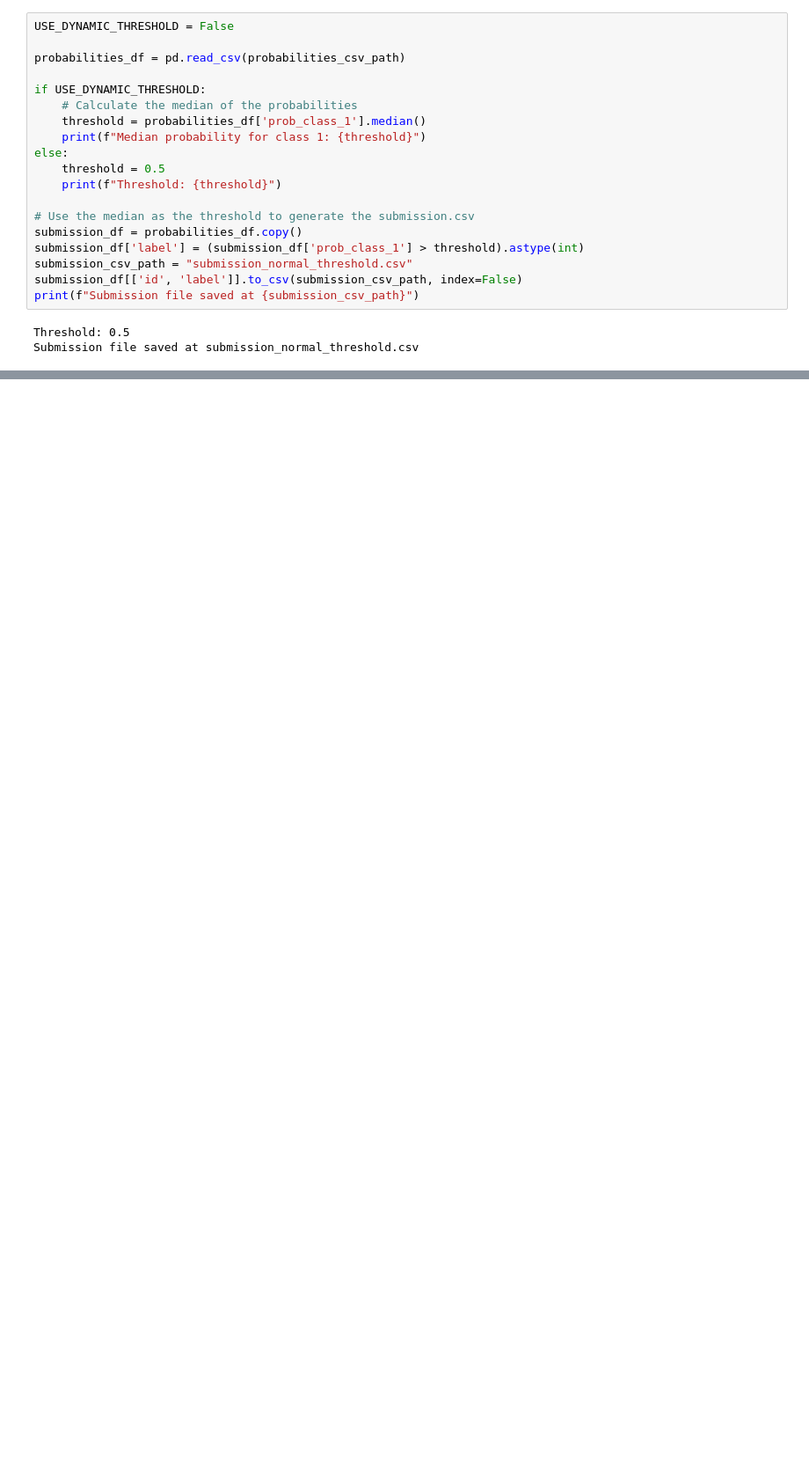
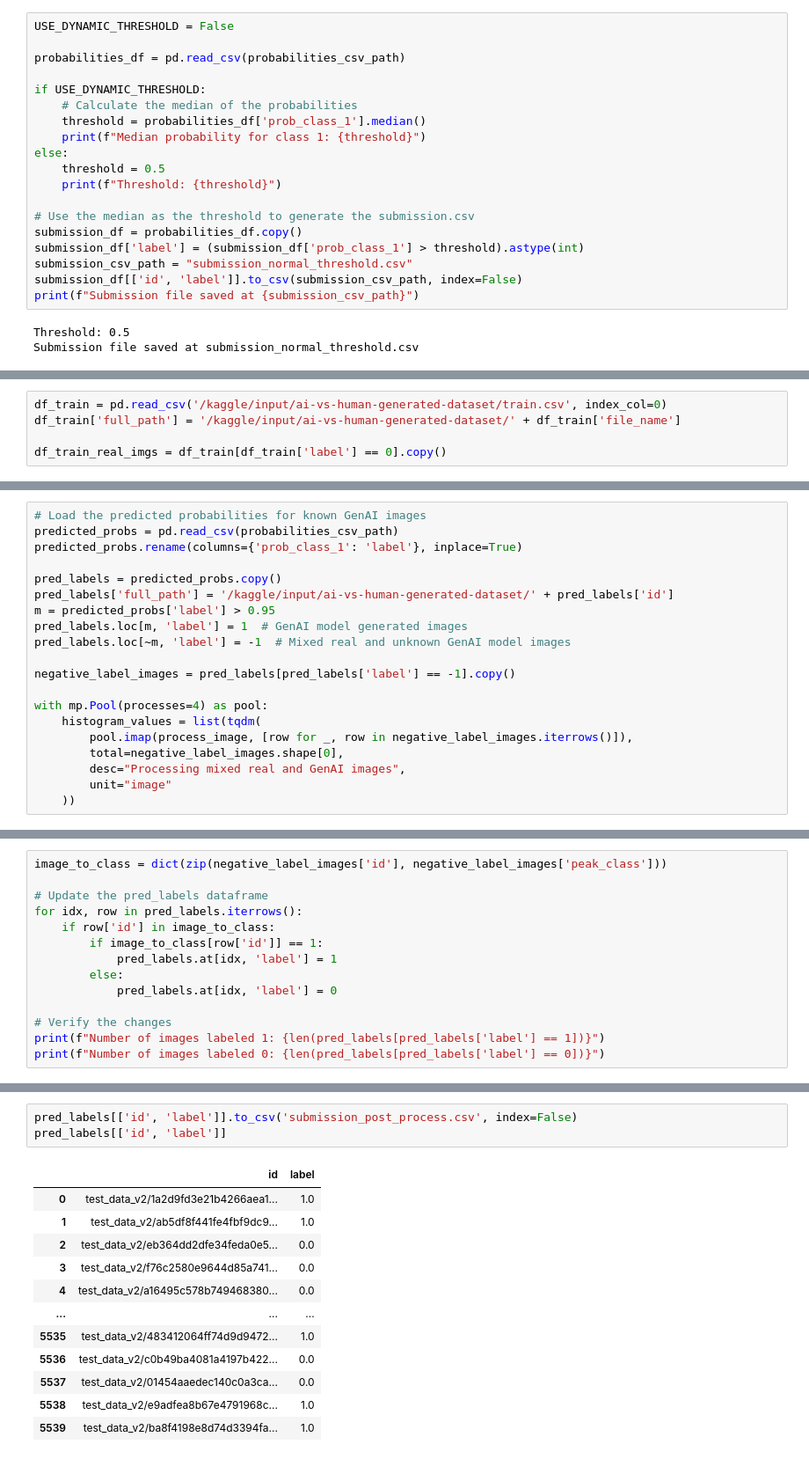
Before and after one commit to AkinduH/Deepfake-Detection, a Jupyter notebook: ai-vs-human-apple-dfn5b-clip-vit-h-14-378.ipynb, the cells around one changed output, grey strips where cells are left out. Shown: that part at 88% size. Saved outputs shown, nothing was run; the diff lists cells and outputs as text; blank space fills up the shorter version.

Commit message:
Kaggle Notebook | AI vs Human apple/DFN5B-CLIP-ViT-H-14-378  | Version 6

```diff
--- a/ai-vs-human-apple-dfn5b-clip-vit-h-14-378.ipynb
+++ b/ai-vs-human-apple-dfn5b-clip-vit-h-14-378.ipynb
@@ -468,0 +610,5 @@ Submission file saved at submission_normal_threshold.csv
+# %%
+df_train = pd.read_csv('/kaggle/input/ai-vs-human-generated-dataset/train.csv', index_col=0)
+df_train['full_path'] = '/kaggle/input/ai-vs-human-generated-dataset/' + df_train['file_name']
+
+df_train_real_imgs = df_train[df_train['label'] == 0].copy()
@@ -468,0 +638,20 @@ Submission file saved at submission_normal_threshold.csv
+# %%
+# Load the predicted probabilities for known GenAI images
+predicted_probs = pd.read_csv(probabilities_csv_path)
+predicted_probs.rename(columns={'prob_class_1': 'label'}, inplace=True)
+
+pred_labels = predicted_probs.copy()
+pred_labels['full_path'] = '/kaggle/input/ai-vs-human-generated-dataset/' + pred_labels['id']
+m = predicted_probs['label'] > 0.95
+pred_labels.loc[m, 'label'] = 1  # GenAI model generated images
+pred_labels.loc[~m, 'label'] = -1  # Mixed real and unknown GenAI model images
+
+negative_label_images = pred_labels[pred_labels['label'] == -1].copy()
+
+with mp.Pool(processes=4) as pool:
+    histogram_values = list(tqdm(
+        pool.imap(process_image, [row for _, row in negative_label_images.iterrows()]),
+        total=negative_label_images.shape[0],
+        desc="Processing mixed real and GenAI images",
+        unit="image"
+    ))
@@ -468,0 +732,14 @@ Submission file saved at submission_normal_threshold.csv
+# %%
+image_to_class = dict(zip(negative_label_images['id'], negative_label_images['peak_class']))
+
+# Update the pred_labels dataframe
+for idx, row in pred_labels.iterrows():
+    if row['id'] in image_to_class:
+        if image_to_class[row['id']] == 1:
+            pred_labels.at[idx, 'label'] = 1
+        else:
+            pred_labels.at[idx, 'label'] = 0
+
+# Verify the changes
+print(f"Number of images labeled 1: {len(pred_labels[pred_labels['label'] == 1])}")
+print(f"Number of images labeled 0: {len(pred_labels[pred_labels['label'] == 0])}")
@@ -468,0 +749,16 @@ Submission file saved at submission_normal_threshold.csv
+# %%
+pred_labels[['id', 'label']].to_csv('submission_post_process.csv', index=False)
+pred_labels[['id', 'label']]
+# %% [output]
+|  | id | label |
+| 0 | test_data_v2/1a2d9fd3e21b4266aea1... | 1.0 |
+| 1 | test_data_v2/ab5df8f441fe4fbf9dc9... | 1.0 |
+| 2 | test_data_v2/eb364dd2dfe34feda0e5... | 0.0 |
+| 3 | test_data_v2/f76c2580e9644d85a741... | 0.0 |
+| 4 | test_data_v2/a16495c578b749468380... | 0.0 |
+| ... | ... | ... |
+| 5535 | test_data_v2/483412064ff74d9d9472... | 1.0 |
+| 5536 | test_data_v2/c0b49ba4081a4197b422... | 0.0 |
+| 5537 | test_data_v2/01454aaedec140c0a3ca... | 0.0 |
+| 5538 | test_data_v2/e9adfea8b67e4791968c... | 1.0 |
+| 5539 | test_data_v2/ba8f4198e8d74d3394fa... | 1.0 |
```
Also changed, not shown: parts of 11 cells of this notebook.
